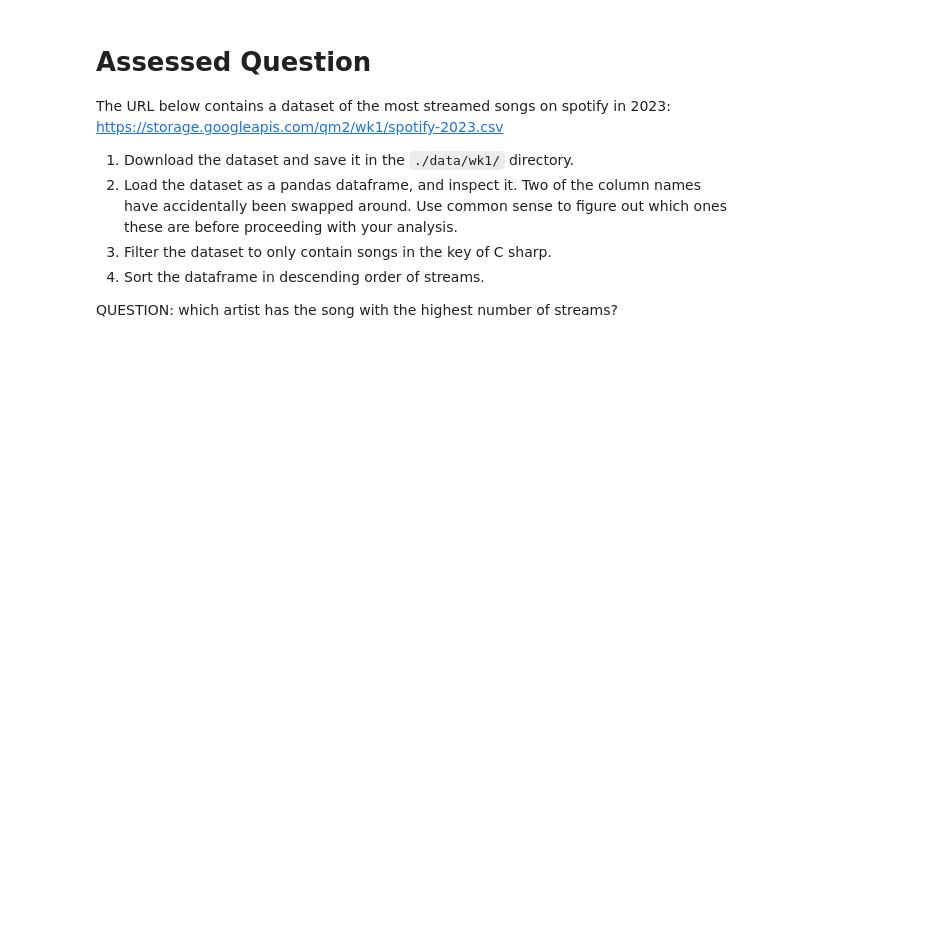
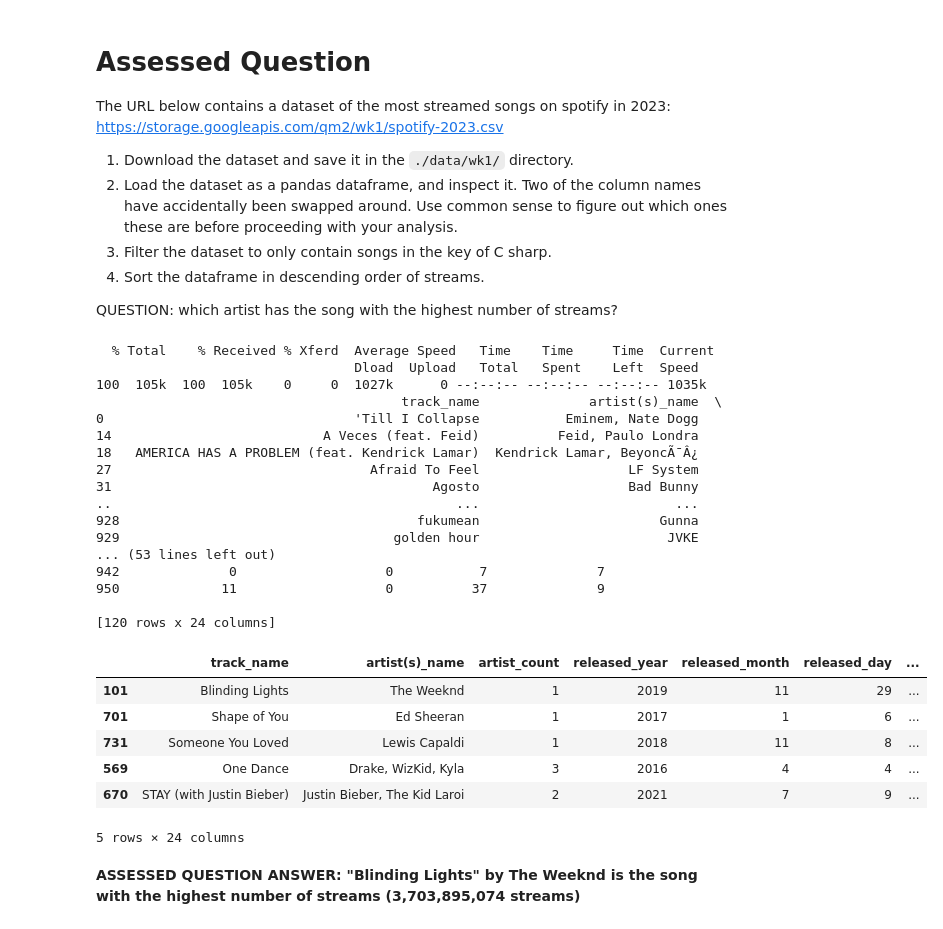
Before and after one commit to LPAT9999/QM, a Jupyter notebook: notebooks/W01. Python Recap.ipynb, the cells around one changed output. Saved outputs shown, nothing was run; the diff lists cells and outputs as text; code cells hidden in the pictures; blank space fills up the shorter version.

```diff
--- a/notebooks/W01. Python Recap.ipynb
+++ b/notebooks/W01. Python Recap.ipynb
@@ -263,0 +269,49 @@ QUESTION: which artist has the song with the highest number of streams?
+# %%
+# use this code cell to answer the question
+#1. download and save data set in directory
+!curl  https://storage.googleapis.com/qm2/wk1/spotify-2023.csv -o ./data/wk1/ASSESSEDQ1.csv
+
+#2. load dataset as pandas dataframe
+import pandas
+import matplotlib
+%matplotlib inline
+
+data = pandas.read_csv('./data/wk1/ASSESSEDQ1.csv')
+data.head() #show first few values
+
+#column names 'streams' and 'bpm' are switched
+
+#3. filter dataset for C sharp songs
+df = pandas.read_csv('./data/wk1/ASSESSEDQ1.csv') #dataset into dataframe
+filtered_df = df[df['key']=='C#']
+print(filtered_df)
+
+#4. sort dataframe in descending order of streams - since strems are labelled as 'bpm', sort by 'bpm'
+filtered_df.sort_values(by='bpm', ascending=False).head()
+# %% [output]
+  % Total    % Received % Xferd  Average Speed   Time    Time     Time  Current
+                                 Dload  Upload   Total   Spent    Left  Speed
+100  105k  100  105k    0     0  1027k      0 --:--:-- --:--:-- --:--:-- 1035k
+                                       track_name              artist(s)_name  \
+0                                'Till I Collapse           Eminem, Nate Dogg
+14                           A Veces (feat. Feid)          Feid, Paulo Londra
+18   AMERICA HAS A PROBLEM (feat. Kendrick Lamar)  Kendrick Lamar, BeyoncÃ¯Â¿
+27                                 Afraid To Feel                   LF System
+31                                         Agosto                   Bad Bunny
+..                                            ...                         ...
+928                                      fukumean                       Gunna
+929                                   golden hour                        JVKE
+... (53 lines left out)
+942              0                   0           7              7
+950             11                   0          37              9
+
+[120 rows x 24 columns]
+|  | track_name | artist(s)_name | artist_count | released_year | released_month | released_day | ... |
+| 101 | Blinding Lights | The Weeknd | 1 | 2019 | 11 | 29 | ... |
+| 701 | Shape of You | Ed Sheeran | 1 | 2017 | 1 | 6 | ... |
+| 731 | Someone You Loved | Lewis Capaldi | 1 | 2018 | 11 | 8 | ... |
+| 569 | One Dance | Drake, WizKid, Kyla | 3 | 2016 | 4 | 4 | ... |
+| 670 | STAY (with Justin Bieber) | Justin Bieber, The Kid Laroi | 2 | 2021 | 7 | 9 | ... |
+5 rows × 24 columns
+# %% [markdown]
+**ASSESSED QUESTION ANSWER: "Blinding Lights" by The Weeknd is the song with the highest number of streams (3,703,895,074 streams)**
```
Also changed, not shown: parts of 6 cells of this notebook.
